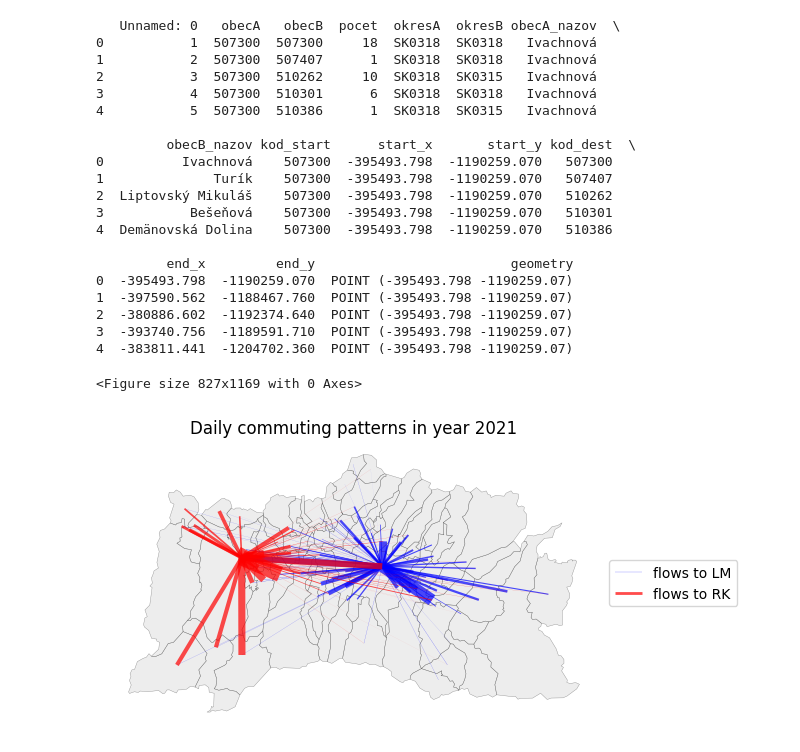
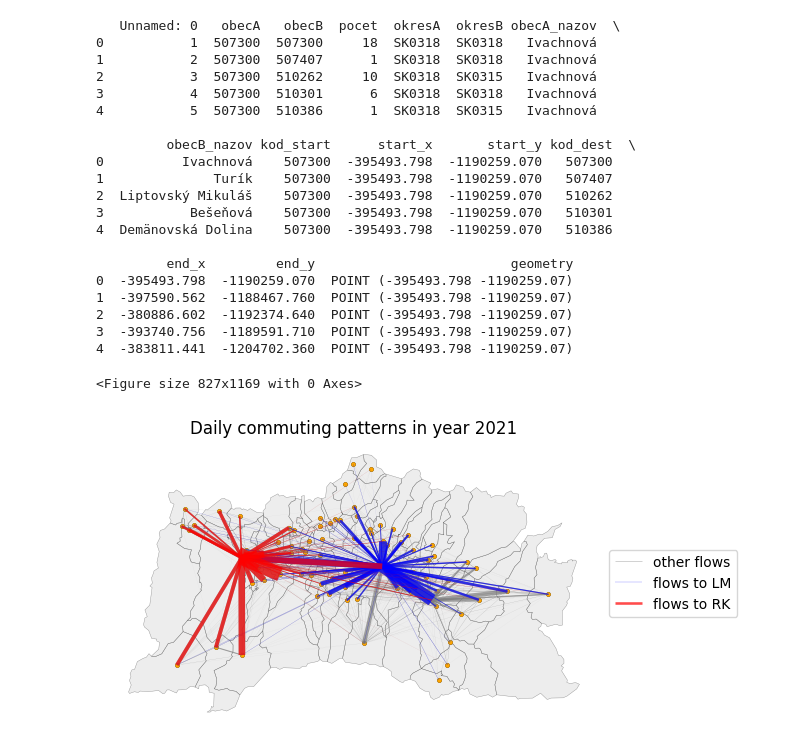
Before and after one commit to dbelohonov/maps_liptov, a Jupyter notebook: notebooks/maps.ipynb, the cells around one changed output. Cells and saved outputs as stored; diff of their text form; code cells hidden in the pictures.

Commit message:
Minor improvements, other file names, settlement structure added

```diff
--- a/notebooks/maps.ipynb
+++ b/notebooks/maps.ipynb
@@ -11,20 +452,20 @@ from shapely.geometry import LineString
 
 f = pd.read_csv(r"../data/sodb_2021_dochadzka_denne_lm_rk.csv", encoding="windows-1250")
 
-b = gpd.read_file(r"../data/liptov_obce.csv", encoding = "windows-1250")
+obce = gpd.read_file(r"../data/liptov_obce.csv", encoding = "windows-1250")
 
 f["obecA"] = f["obecA"].astype(str)
 f["obecB"] = f["obecB"].astype(str)
-b["kod"] = b["kod"].astype(str)
+obce["kod"] = obce["kod"].astype(str)
 f = f.merge(
-    b[["kod", "x", "y"]],
+    obce[["kod", "x", "y"]],
     left_on = "obecA",
     right_on = "kod",
     how = "left"
 ).rename(columns={"x": "start_x", "y": "start_y", "kod": "kod_start"})
 
 f = f.merge(
-    b[["kod", "x", "y"]],
+    obce[["kod", "x", "y"]],
     left_on = "obecB",
     right_on = "kod",
     how = "left"
@@ -37,21 +478,22 @@ commuting_gdf = gpd.GeoDataFrame(
 print(commuting_gdf.head())
 
 background = gpd.read_file(r"../data/geo/liptov.shp")
-flows_selected = f[f["kod_dest"].isin(["510262", "510998"])].copy()
+# flows_selected = f[f["kod_dest"].isin(["510262", "510998"])].copy()
 
-
-flows_selected["geometry"] = flows_selected.apply(
+# flows_selected["geometry"] = flows_selected.apply(
+#     lambda row: LineString([(row["start_x"], row["start_y"]), (row["end_x"], row["end_y"])]),
+#     axis = 1
+# )
+f["geometry"] = f.apply(
     lambda row: LineString([(row["start_x"], row["start_y"]), (row["end_x"], row["end_y"])]),
     axis = 1
 )
-
-line_gdf = gpd.GeoDataFrame(flows_selected, geometry = "geometry", crs="EPSG:5514")
+line_gdf = gpd.GeoDataFrame(f, geometry = "geometry", crs="EPSG:5514")
 
 flows_510262 = line_gdf[line_gdf["kod_dest"] == "510262"]
 flows_510998 = line_gdf[line_gdf["kod_dest"] == "510998"]
-
+flows_other = line_gdf
 plt.figure(figsize = (8.27, 11.69))
-
 
 ax = background.plot(
     alpha = 0.4,
@@ -59,10 +501,16 @@ ax = background.plot(
     color = "lightgray",
     linewidth = 0.3
 )
-
+flows_other.plot(
+    ax = ax,
+    linewidth = flows_other["pocet"]/50,
+    alpha = 0.7,
+    color = "grey",
+    label = "other flows"
+)
 flows_510262.plot(
     ax = ax,
-    linewidth = flows_510262["pocet"] / flows_510262["pocet"].max()*100,
+    linewidth = flows_510262["pocet"]/50,
     alpha = 0.7,
     color = "blue",
     label = "flows to LM"
@@ -70,12 +518,43 @@ flows_510262.plot(
 
 flows_510998.plot(
     ax = ax,
-    linewidth = flows_510998["pocet"] / flows_510998["pocet"].max()*100,
+    linewidth = flows_510998["pocet"]/50,
     alpha = 0.7,
     color = "red",
     label = "flows to RK"
 )
 
+
+# flows_other.plot(
+#     ax = ax,
+#     linewidth = flows_other["pocet"] / flows_other["pocet"].max()*100,
+#     alpha = 0.7,
+#     color = "grey",
+#     label = "other flows"
+# )
+# flows_510262.plot(
+#     ax = ax,
+#     linewidth = flows_510262["pocet"] / flows_510262["pocet"].max()*100,
+#     alpha = 0.7,
+#     color = "blue",
+#     label = "flows to LM"
+# )
+
+# flows_510998.plot(
+#     ax = ax,
+#     linewidth = flows_510998["pocet"] / flows_510998["pocet"].max()*100,
+#     alpha = 0.7,
+#     color = "red",
+#     label = "flows to RK"
+# )
+
+obce_gdf.plot(
+    ax = plt.gca(),
+    color = "orange",
+    markersize = 10.0,
+    edgecolor = "black",
+    linewidth = 0.1
+)
 plt.legend(
     loc = "center left",
     bbox_to_anchor = (1, 0.5),
@@ -85,32 +564,49 @@ plt.legend(
 plt.title("Daily commuting patterns in year 2021")
 plt.xlabel("Longitude")
 plt.ylabel("Latitude")
 plt.axis(False)
 
 plt.grid(False)
 
-plt.savefig("../result_maps/test_LM_RK_1.pdf", format = "pdf", dpi = 300, bbox_inches = "tight")
+obce_gdf.plot(
+    ax = plt.gca(),
+    color = "orange",
+    markersize = 10.0,
+    edgecolor = "black",
+    linewidth = 0.1
+)
+plt.legend(
+    loc = "center left",
+    bbox_to_anchor = (1, 0.5),
+    frameon = True
+)
+
+plt.title("Daily commuting patterns in year 2021")
+plt.axis(False)
+plt.grid(False)
+
+plt.savefig("../result_maps/LM_RK_flows.pdf", format = "pdf", dpi = 300, bbox_inches = "tight")
 plt.show()
 # %% [output]
    Unnamed: 0   obecA   obecB  pocet  okresA  okresB obecA_nazov  \
 0           1  507300  507300     18  SK0318  SK0318   Ivachnová
 1           2  507300  507407      1  SK0318  SK0318   Ivachnová
 2           3  507300  510262     10  SK0318  SK0315   Ivachnová
 3           4  507300  510301      6  SK0318  SK0318   Ivachnová
 4           5  507300  510386      1  SK0318  SK0315   Ivachnová
 
          obecB_nazov kod_start      start_x       start_y kod_dest  \
 0          Ivachnová    507300  -395493.798  -1190259.070   507300
 1              Turík    507300  -395493.798  -1190259.070   507407
 2  Liptovský Mikuláš    507300  -395493.798  -1190259.070   510262
 3           Bešeňová    507300  -395493.798  -1190259.070   510301
 4  Demänovská Dolina    507300  -395493.798  -1190259.070   510386
 
          end_x         end_y                         geometry
 0  -395493.798  -1190259.070  POINT (-395493.798 -1190259.07)
 1  -397590.562  -1188467.760  POINT (-395493.798 -1190259.07)
 2  -380886.602  -1192374.640  POINT (-395493.798 -1190259.07)
 3  -393740.756  -1189591.710  POINT (-395493.798 -1190259.07)
 4  -383811.441  -1204702.360  POINT (-395493.798 -1190259.07)
 <Figure size 827x1169 with 0 Axes>
-[figure, old version]
+[figure, new version]
```
Also changed, not shown: parts of 9 cells of this notebook, 5 other files.
